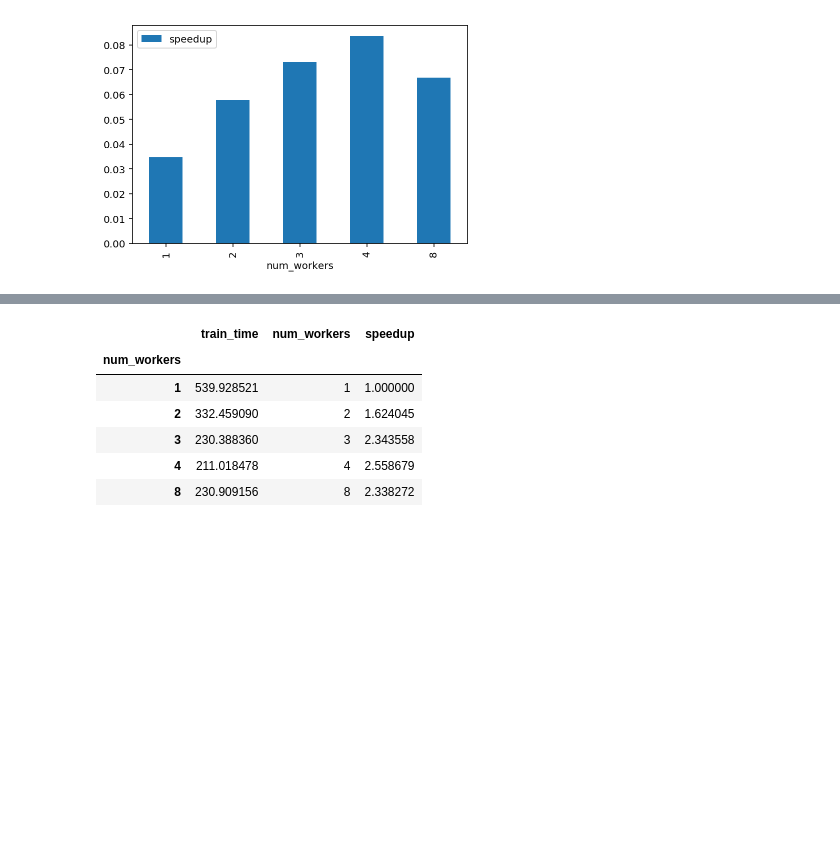
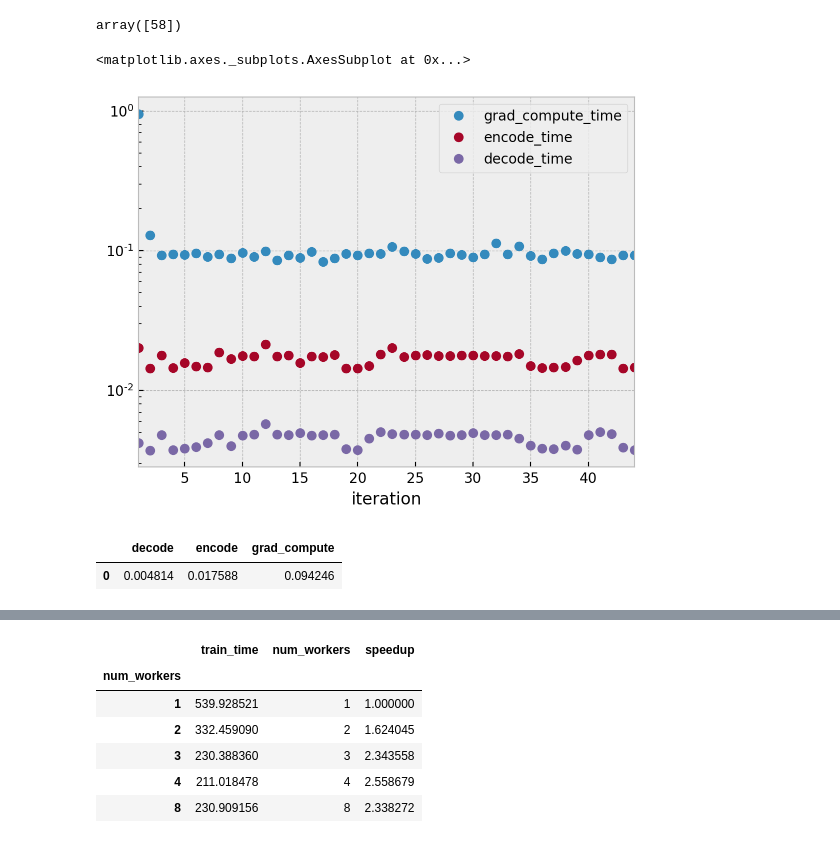
Before and after one commit to jxbz/LeanSGD, a Jupyter notebook: Visualize.ipynb, the cells around one changed output, grey strips where cells are left out. Saved outputs shown, nothing was run; the diff lists cells and outputs as text; code cells hidden in the pictures; blank space fills up the shorter version.

```diff
--- a/Visualize.ipynb
+++ b/Visualize.ipynb
@@ -23,7 +32,20 @@ print(df['num_workers'].unique())
-# %%
-show = df.pivot_table(index='num_workers', values='epoch_time')
-show['speedup'] = 1 / show['epoch_time']
-show.plot.bar(y='speedup')
-plt.show()
-# %% [output]
-[figure, removed]
+# %%
+df.layers.unique()
+# df.batch_size.unique()
+# df['encode']
+# %% [output]
+array([58])
+# %%
+df.plot(x='iteration', y=['grad_compute_time', 'encode_time', 'decode_time'],
+        style='o', logy=True)
+# %% [output]
+<matplotlib.axes._subplots.AxesSubplot at 0x...>
+[figure, added]
+# %%
+show = pd.DataFrame({'grad_compute': [df.grad_compute_time.median()],
+                             'encode':[df.encode_time.median()],
+                             'decode':[df.decode_time.median()]})
+show.head()
+# %% [output]
+|  | decode | encode | grad_compute |
+| 0 | 0.004814 | 0.017588 | 0.094246 |
```
Also changed, not shown: parts of 6 cells of this notebook, 3 other files.
